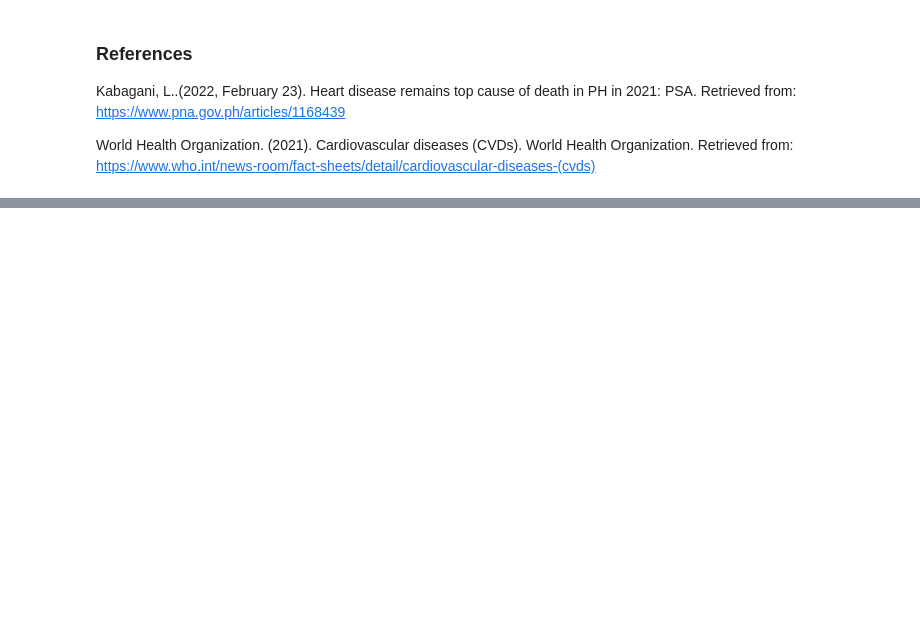
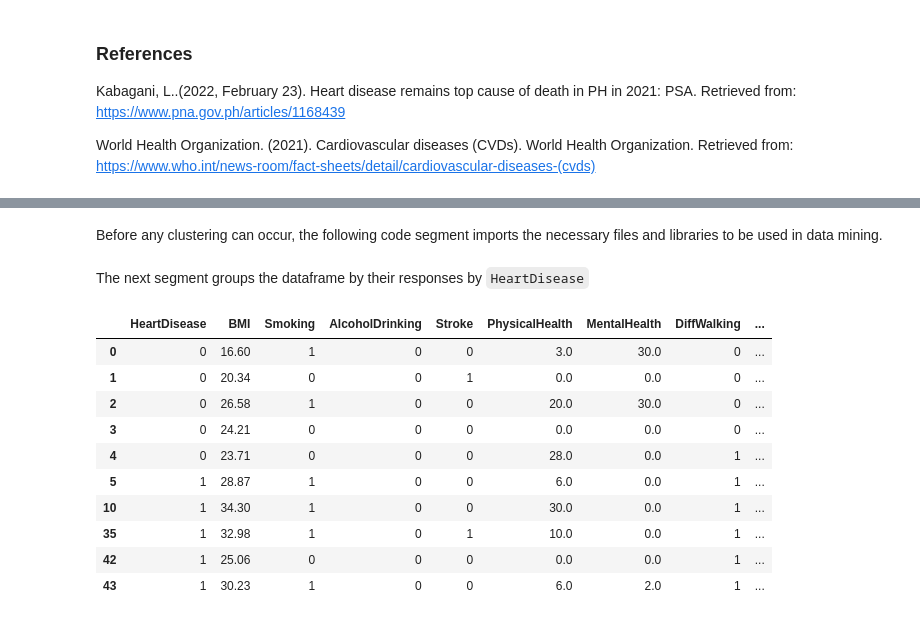
Before and after one commit to rijopalla/CSMODEL-MCO, a Jupyter notebook: MCO_Group 9.ipynb, the cells around one changed output, grey strips where cells are left out. Saved outputs shown, nothing was run; the diff lists cells and outputs as text; code cells hidden in the pictures; blank space fills up the shorter version.

```diff
--- a/MCO_Group 9.ipynb
+++ b/MCO_Group 9.ipynb
@@ -488,0 +492,2 @@ World Health Organization. (2021). Cardiovascular diseases (CVDs). World Health
+# %% [markdown]
+Before any clustering can occur, the following code segment imports the necessary files and libraries to be used in data mining.
@@ -488,0 +496,17 @@ World Health Organization. (2021). Cardiovascular diseases (CVDs). World Health
+# %% [markdown]
+The next segment groups the dataframe by their responses by `HeartDisease`
+# %%
+hd_df = heart_df.groupby('HeartDisease')
+hd_df.head()
+# %% [output]
+|  | HeartDisease | BMI | Smoking | AlcoholDrinking | Stroke | PhysicalHealth | MentalHealth | DiffWalking | ... |
+| 0 | 0 | 16.60 | 1 | 0 | 0 | 3.0 | 30.0 | 0 | ... |
+| 1 | 0 | 20.34 | 0 | 0 | 1 | 0.0 | 0.0 | 0 | ... |
+| 2 | 0 | 26.58 | 1 | 0 | 0 | 20.0 | 30.0 | 0 | ... |
+| 3 | 0 | 24.21 | 0 | 0 | 0 | 0.0 | 0.0 | 0 | ... |
+| 4 | 0 | 23.71 | 0 | 0 | 0 | 28.0 | 0.0 | 1 | ... |
+| 5 | 1 | 28.87 | 1 | 0 | 0 | 6.0 | 0.0 | 1 | ... |
+| 10 | 1 | 34.30 | 1 | 0 | 0 | 30.0 | 0.0 | 1 | ... |
+| 35 | 1 | 32.98 | 1 | 0 | 1 | 10.0 | 0.0 | 1 | ... |
+| 42 | 1 | 25.06 | 0 | 0 | 0 | 0.0 | 0.0 | 1 | ... |
+| 43 | 1 | 30.23 | 1 | 0 | 0 | 6.0 | 2.0 | 1 | ... |
```
Also changed, not shown: parts of 3 cells of this notebook.
